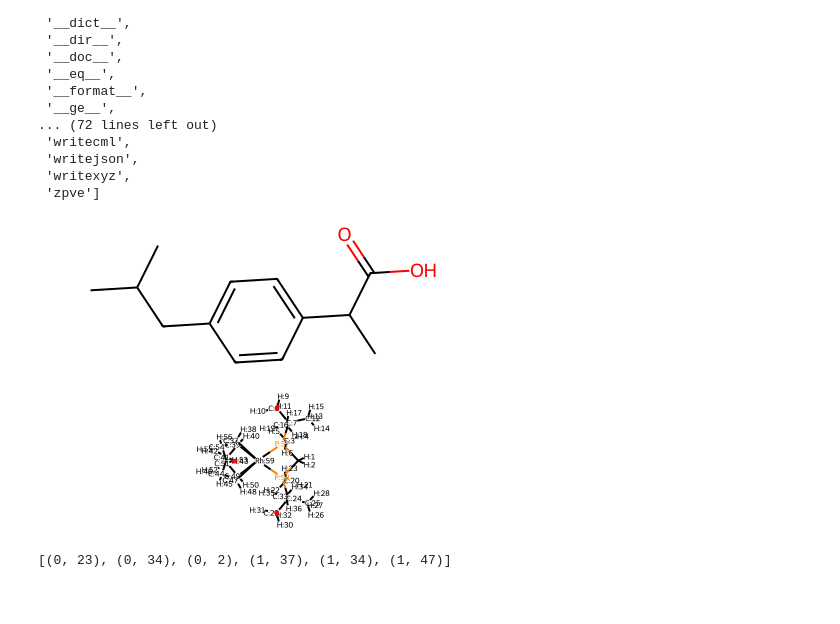
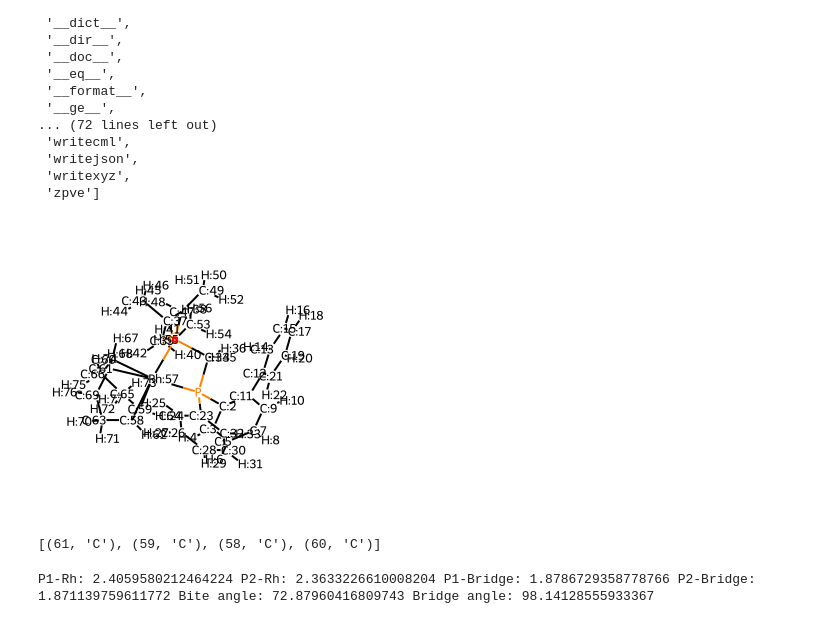
Before and after one commit to jaeusamio/phd, a Jupyter notebook: parameters.ipynb, the cells around one changed output. Drawn from its saved outputs; the diff is of its cells as text; code cells hidden in the pictures.

Commit message:
Added some geometric parameters (angles and distances).

```diff
--- a/parameters.ipynb
+++ b/parameters.ipynb
@@ -30,8 +29,3 @@ dir(data)
  'writejson',
  'writexyz',
  'zpve']
-# %%
-ibu = Chem.MolFromSmiles('CC(C)Cc1ccc(cc1)C(C)C(=O)O')
-display(ibu)
-# %% [output]
-[figure, removed]
@@ -38,19 +34,39 @@ display(ibu)
 # %%
-l_2 = Chem.MolFromXYZFile("./xyz/l_2.xyz")
-l_2_conn = Chem.Mol(l_2)
-rdDetermineBonds.DetermineConnectivity(l_2_conn)
-# l_2_conn
-for atom in l_2_conn.GetAtoms():
-        atom.SetAtomMapNum(atom.GetIdx())
-l_2_conn
+xyz = Chem.MolFromXYZFile(f"./xyz/{filename}.xyz")
+xyz_conn = Chem.Mol(xyz)
+rdDetermineBonds.DetermineConnectivity(xyz_conn)        # Doing this connects all the atoms. Check that connections are always correct. By importing .pdb file connections are premade but usually there is no Rh-P bond (could be useful to isolate COD).
+for atom in xyz_conn.GetAtoms():
+    atom.SetAtomMapNum(atom.GetIdx())
+xyz_conn
 # %% [output]
-[figure, old version]
+[figure, new version]
 # %%
-pdb = Chem.MolFromPDBFile("./pdb/l_49.pdb", removeHs=False)
-atom_list = [(atom.GetIdx(), atom.GetSymbol()) for atom in pdb.GetAtoms()]      # The atom index is the same as the .out but starting from 0 instead of 1.
-atom = atom_list[0]
-# rdMolTransforms.GetAngleDeg(pdb.GetConformer(), 58, 59, 57)
-# pdb
-[(bond.GetBeginAtomIdx(), bond.GetEndAtomIdx()) for bond in pdb.GetBonds() if (bond.GetBeginAtom().GetSymbol() == 'P' or bond.GetEndAtom().GetSymbol() == 'P')]
+pdb = Chem.MolFromPDBFile(f"./pdb/{filename}.pdb", removeHs=False)
+atom_list = pdb.GetAtoms()      # The atom index is the same as the .out but starting from 0 instead of 1.
+rh = list(filter(lambda x: x.GetSymbol() == "Rh", atom_list))[0]
+# TODO: P1 and P2 should be assigned following a defined criterion. An option would be that P1 is the one with the highest charge. This info should be extracted from the .out file in the NBO section.
+p1, p2 = list(filter(lambda x: x.GetSymbol() == "P", atom_list))
+p1_neighbors = set(map(lambda x: x.GetIdx(), p1.GetNeighbors()))
+p2_neighbors = set(map(lambda x: x.GetIdx(), p2.GetNeighbors()))
+bridge_idx = list(p1_neighbors.intersection(p2_neighbors))[0]
+bridge = pdb.GetAtomWithIdx(bridge_idx)
-# %% [output]
-[(0, 23), (0, 34), (0, 2), (1, 37), (1, 34), (1, 47)]
+# %%
+# Rh COD carbons
+list(map(lambda x: (x.GetIdx(), x.GetSymbol()), rh.GetNeighbors()))
+# %% [output]
+[(61, 'C'), (59, 'C'), (58, 'C'), (60, 'C')]
+# %%
+conformer = pdb.GetConformer()
+p1_idx = p1.GetIdx()
+rh_idx = rh.GetIdx()
+p2_idx = p2.GetIdx()
+bite_angle = rdMolTransforms.GetAngleDeg(conformer, p1_idx, rh_idx, p2_idx)
+p1_rh_dist = rdMolTransforms.GetBondLength(conformer, p1_idx, rh_idx)
+p2_rh_dist = rdMolTransforms.GetBondLength(conformer, p2_idx, rh_idx)
+p1_bridge_dist = rdMolTransforms.GetBondLength(conformer, p1_idx, bridge_idx)
+p2_bridge_dist = rdMolTransforms.GetBondLength(conformer, p2_idx, bridge_idx)
+bridge_angle = rdMolTransforms.GetAngleDeg(conformer, p1_idx, bridge_idx, p2_idx)
+
+print("P1-Rh: " + str(p1_rh_dist), "P2-Rh: " + str(p2_rh_dist), "P1-Bridge: " + str(p1_bridge_dist), "P2-Bridge: " + str(p2_bridge_dist), "Bite angle: " + str(bite_angle), "Bridge angle: " + str(bridge_angle))
+# %% [output]
+P1-Rh: 2.4059580212464224 P2-Rh: 2.3633226610008204 P1-Bridge: 1.8786729358778766 P2-Bridge: 1.871139759611772 Bite angle: 72.87960416809743 Bridge angle: 98.14128555933367
```
Also changed, not shown: parts of 2 cells of this notebook.
